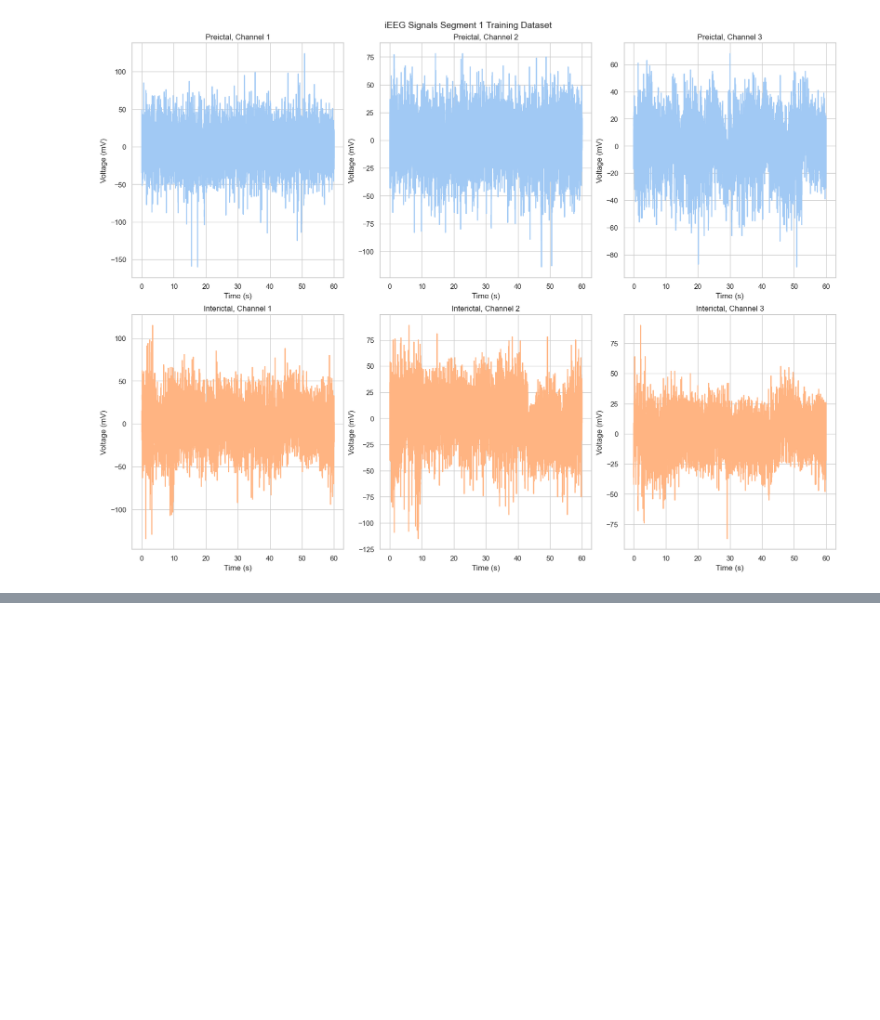
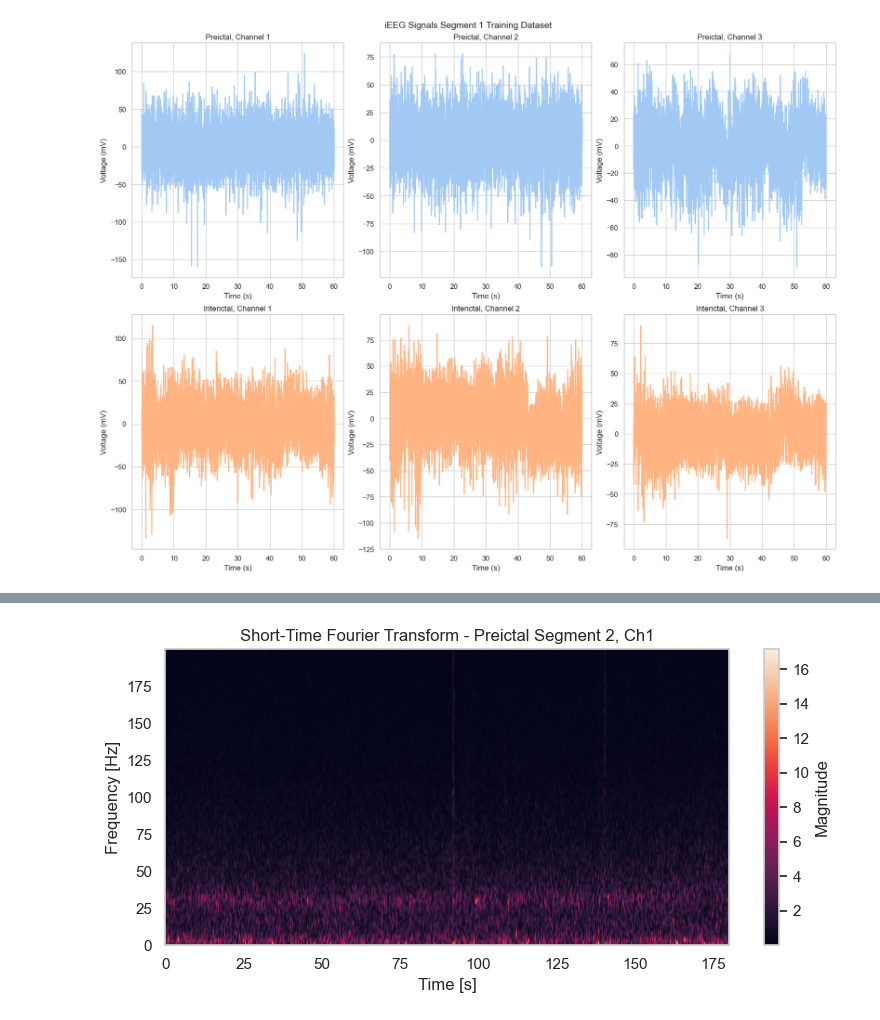
Before and after one commit to LucasVon0645/SeizureSen, a Jupyter notebook: notebooks/exploratory_data_analysis.ipynb, the cells around one changed output, grey strips where cells are left out. Cells and saved outputs as stored; diff of their text form; code cells hidden in the pictures; blank space fills up the shorter version.

```diff
--- a/notebooks/exploratory_data_analysis.ipynb
+++ b/notebooks/exploratory_data_analysis.ipynb
@@ -222,0 +369,23 @@ std_comparison_df = pd.DataFrame({
+# %%
+preictal_segment_to_plot = preictal_training[segment_to_plot-1]
+
+fs = preictal_segment_to_plot["sampling_frequency"]
+time_window = 180
+samples_window = round(fs * time_window)
+
+signal = preictal_segment_to_plot["eeg_data"][0, 0:samples_window-1]
+
+# Compute the Short-Time Fourier Transform (STFT)
+f, t_stft, Zxx = stft(signal, fs, nperseg=256)
+
+# Plot the STFT
+plt.figure(figsize=(8, 4))
+plt.pcolormesh(t_stft, f, np.abs(Zxx), shading='gouraud')
+plt.title(f'Short-Time Fourier Transform - Preictal Segment {segment_to_plot}, Ch{ch_to_plot}')
+plt.xlabel('Time [s]')
+plt.ylabel('Frequency [Hz]')
+plt.colorbar(label='Magnitude')
+plt.tight_layout()
+plt.show()
+# %% [output]
+[figure, added]
```
Also changed, not shown: parts of 32 cells of this notebook, 1 other file.
